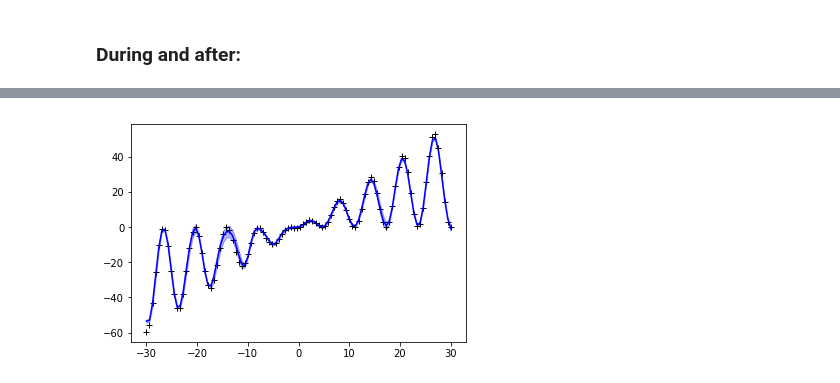
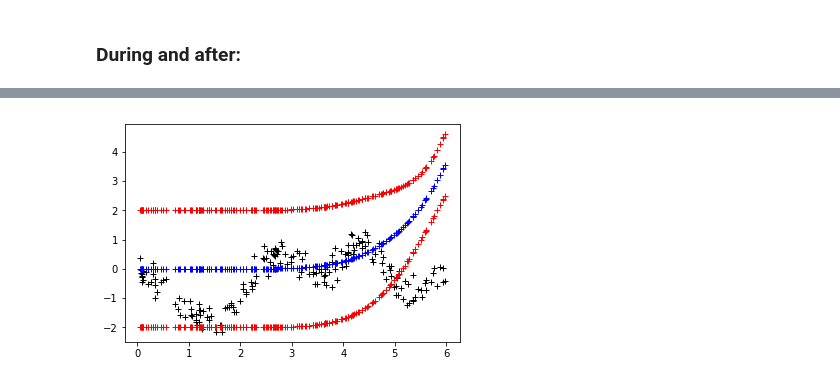
Before and after one commit to andrewfoongyk/variationalgp, a Jupyter notebook: variationalGP.ipynb, the cells around one changed output, grey strips where cells are left out. Saved outputs shown, nothing was run; the diff lists cells and outputs as text; code cells hidden in the pictures.

```diff
--- a/variationalGP.ipynb
+++ b/variationalGP.ipynb
@@ -192,5 +254,5 @@ myGP.optimize_parameters(500,'Adam')
-# %%
-pred_mean, pred_covar = myGP.posterior_predictive(Xn)
-plot_GP(pred_mean,pred_covar,Xn,Yn,Xn)
-# %% [output]
-[figure, removed]
+# %%
+pred_mean, pred_covar = myGP.posterior_predictive(train_inputs.data.numpy())
+plot_GP(pred_mean,pred_covar,train_inputs.data.numpy(),np.expand_dims(train_outputs.data.numpy(),1),train_inputs.data.numpy())
+# %% [output]
+[figure, added]
```
Also changed, not shown: parts of 21 cells of this notebook.
